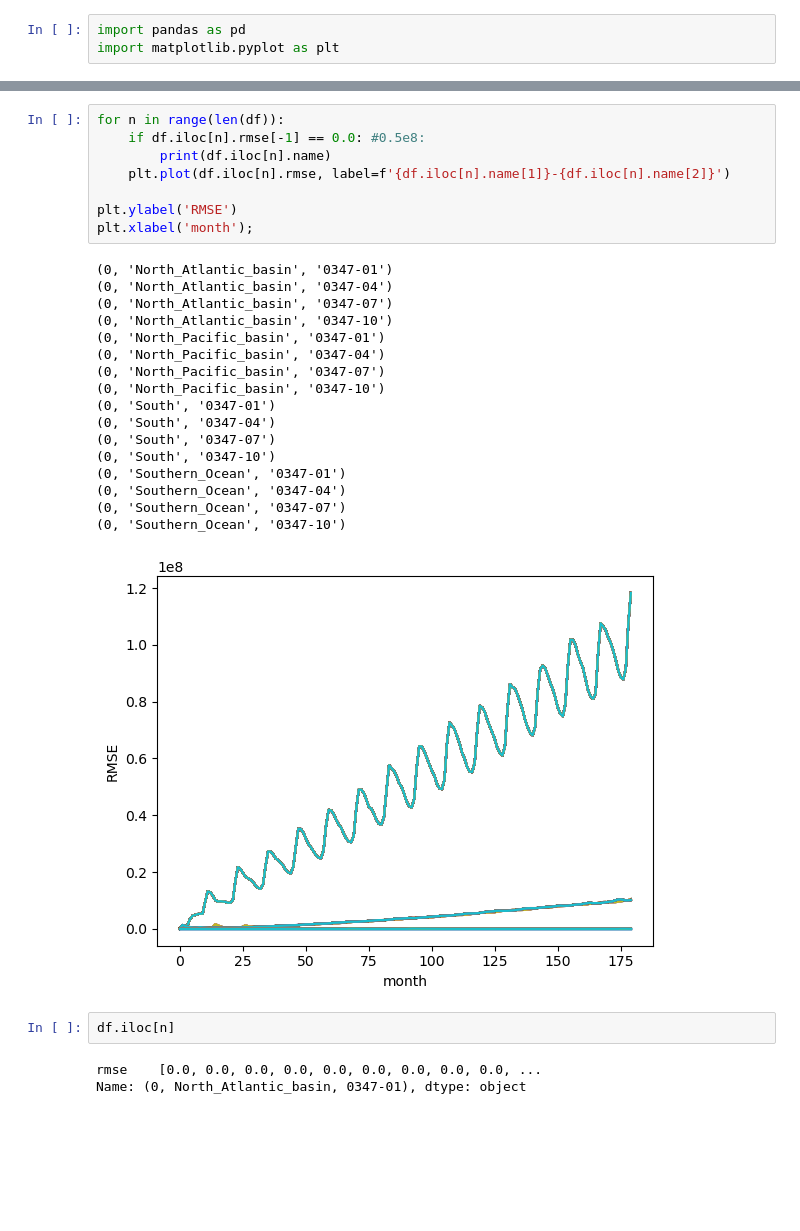
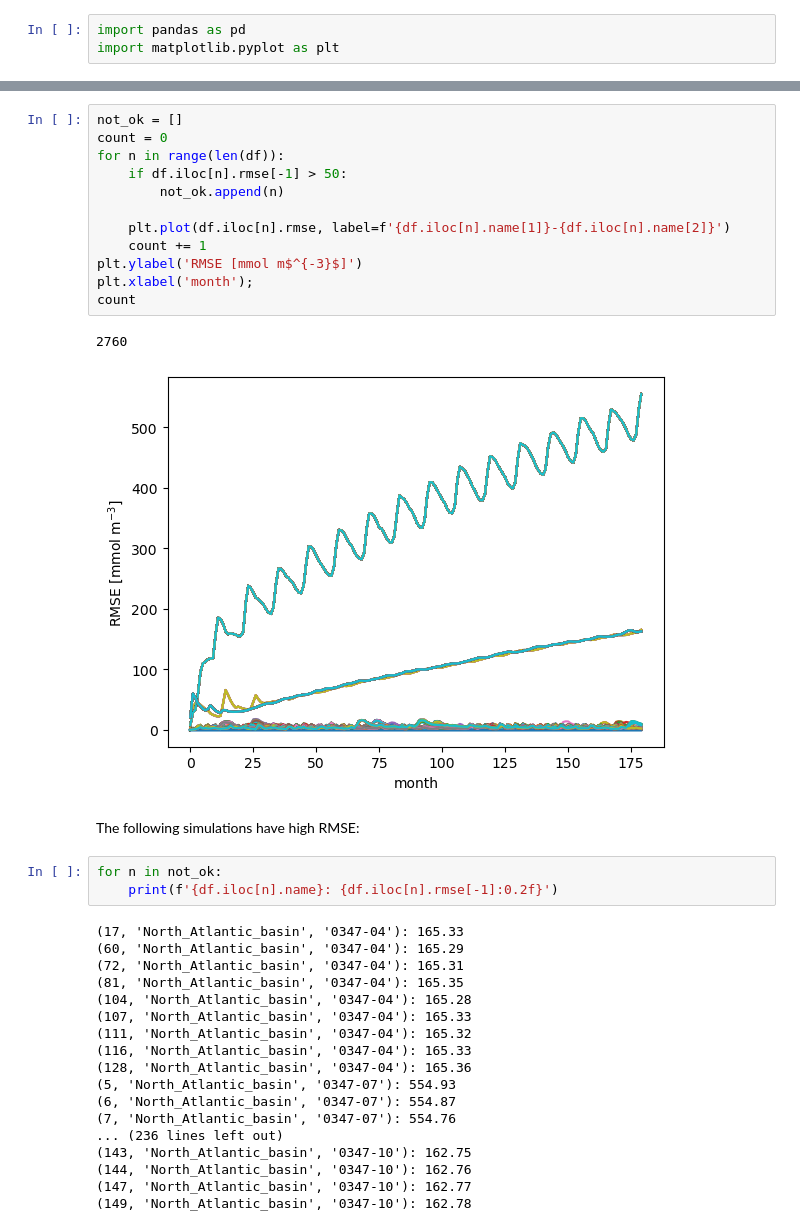
Before and after one commit to CWorthy-ocean/Ocean-CDR-Explorer, a Jupyter notebook: notebooks/OAE_check_poke.ipynb, the cells around one changed output, grey strips where cells are left out. Cells and saved outputs as stored; diff of their text form; blank space fills up the shorter version.

Commit message:
fixed RMSE computation error

```diff
--- a/notebooks/OAE_check_poke.ipynb
+++ b/notebooks/OAE_check_poke.ipynb
@@ -21,32 +21,39 @@ df
 2760 rows × 1 columns
 # %%
+not_ok = []
+count = 0
 for n in range(len(df)):
-    if df.iloc[n].rmse[-1] == 0.0: #0.5e8:
-        print(df.iloc[n].name)
+    if df.iloc[n].rmse[-1] > 50:
+        not_ok.append(n)
+
     plt.plot(df.iloc[n].rmse, label=f'{df.iloc[n].name[1]}-{df.iloc[n].name[2]}')
-
-plt.ylabel('RMSE')
+    count += 1
+plt.ylabel('RMSE [mmol m$^{-3}$]')
 plt.xlabel('month');
+count
 # %% [output]
-(0, 'North_Atlantic_basin', '0347-01')
-(0, 'North_Atlantic_basin', '0347-04')
-(0, 'North_Atlantic_basin', '0347-07')
-(0, 'North_Atlantic_basin', '0347-10')
-(0, 'North_Pacific_basin', '0347-01')
-(0, 'North_Pacific_basin', '0347-04')
-(0, 'North_Pacific_basin', '0347-07')
-(0, 'North_Pacific_basin', '0347-10')
-(0, 'South', '0347-01')
-(0, 'South', '0347-04')
-(0, 'South', '0347-07')
-(0, 'South', '0347-10')
-(0, 'Southern_Ocean', '0347-01')
-(0, 'Southern_Ocean', '0347-04')
-(0, 'Southern_Ocean', '0347-07')
-(0, 'Southern_Ocean', '0347-10')
+2760
-[figure, old version]
+[figure, new version]
+# %% [markdown]
+The following simulations have high RMSE:
 # %%
-df.iloc[n]
+for n in not_ok:
+    print(f'{df.iloc[n].name}: {df.iloc[n].rmse[-1]:0.2f}')
 # %% [output]
-rmse    [0.0, 0.0, 0.0, 0.0, 0.0, 0.0, 0.0, 0.0, 0.0, ...
-Name: (0, North_Atlantic_basin, 0347-01), dtype: object
+(17, 'North_Atlantic_basin', '0347-04'): 165.33
+(60, 'North_Atlantic_basin', '0347-04'): 165.29
+(72, 'North_Atlantic_basin', '0347-04'): 165.31
+(81, 'North_Atlantic_basin', '0347-04'): 165.35
+(104, 'North_Atlantic_basin', '0347-04'): 165.28
+(107, 'North_Atlantic_basin', '0347-04'): 165.33
+(111, 'North_Atlantic_basin', '0347-04'): 165.32
+(116, 'North_Atlantic_basin', '0347-04'): 165.33
+(128, 'North_Atlantic_basin', '0347-04'): 165.36
+(5, 'North_Atlantic_basin', '0347-07'): 554.93
+(6, 'North_Atlantic_basin', '0347-07'): 554.87
+(7, 'North_Atlantic_basin', '0347-07'): 554.76
+... (236 lines left out)
+(143, 'North_Atlantic_basin', '0347-10'): 162.75
+(144, 'North_Atlantic_basin', '0347-10'): 162.76
+(147, 'North_Atlantic_basin', '0347-10'): 162.77
+(149, 'North_Atlantic_basin', '0347-10'): 162.78
```
Also changed, not shown: parts of 1 cell of this notebook, 2 other files.
